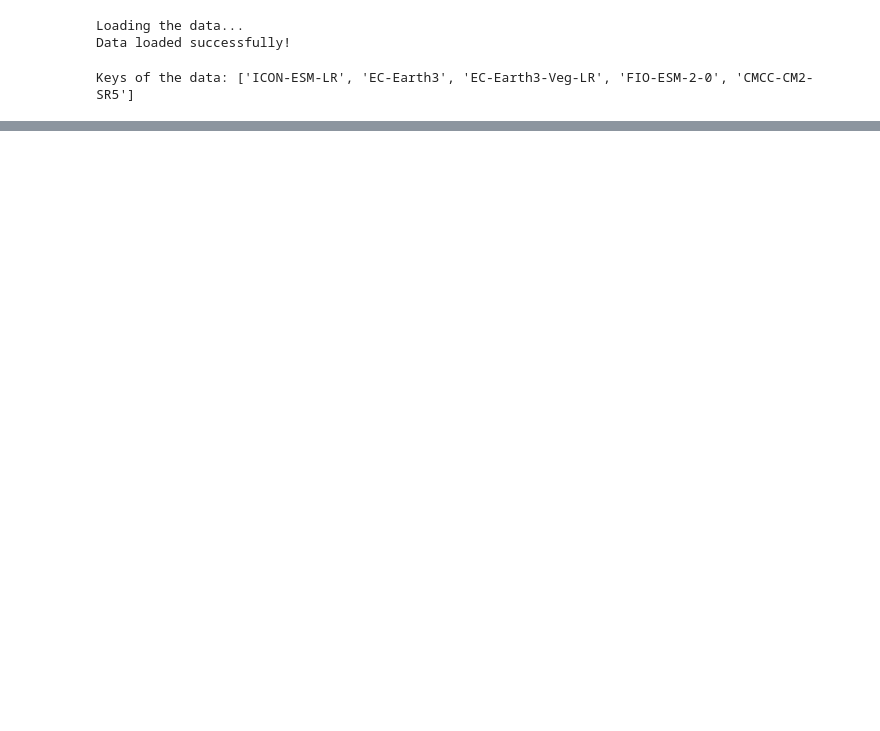
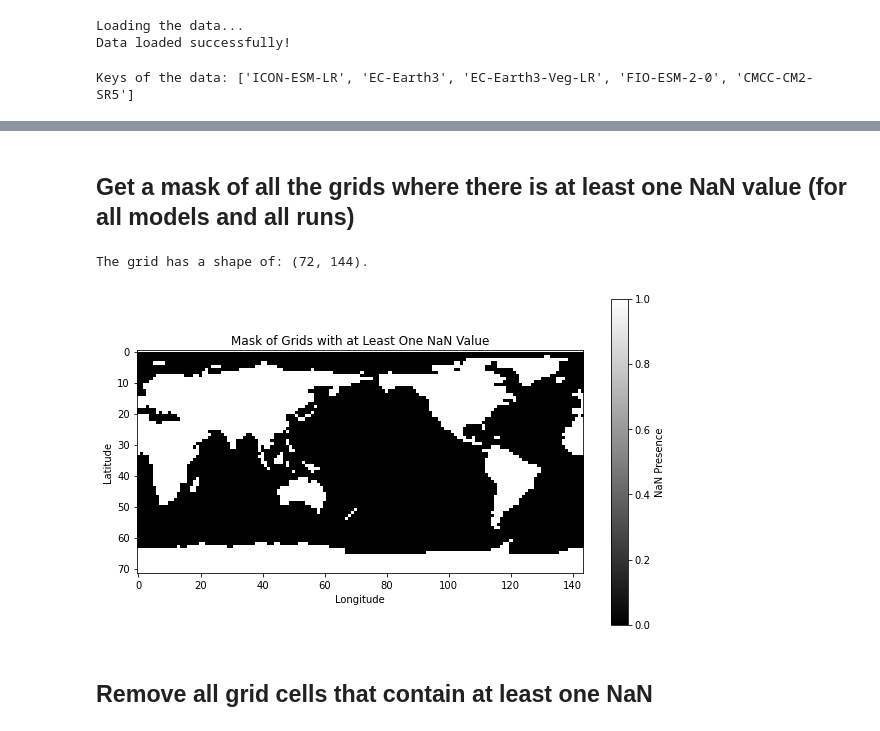
Before and after one commit to Victor2175/gm4cs-l, a Jupyter notebook: Data_exploration.ipynb, the cells around one changed output, grey strips where cells are left out. Drawn from its saved outputs; the diff is of its cells as text; code cells hidden in the pictures; blank space fills up the shorter version.

```diff
--- a/Data_exploration.ipynb
+++ b/Data_exploration.ipynb
@@ -199,0 +88,25 @@ interpolated_models_list = [{"model_name" : model, "interpolated_data" : fill_na
+# %% [markdown]
+## Get a mask of all the grids where there is at least one NaN value (for all models and all runs)
+# %%
+grid_shape = filtered_data[list(filtered_data.keys())[0]][list(filtered_data[list(filtered_data.keys())[0]].keys())[0]].shape[1:]
+nan_mask = np.zeros(grid_shape, dtype=bool)
+print(f"The grid has a shape of: {nan_mask.shape}.")
+# %% [output]
+The grid has a shape of: (72, 144).
+# %%
+for model in tqdm(filtered_data):
+    for run in filtered_data[model]:
+        nan_mask = nan_mask | np.any(np.isnan(filtered_data[model][run]), axis = 0)
+# %%
+# Plot the mask
+plt.figure(figsize=(10, 6))
+plt.imshow(nan_mask, cmap='gray')
+plt.colorbar(label='NaN Presence')
+plt.title('Mask of Grids with at Least One NaN Value')
+plt.xlabel('Longitude')
+plt.ylabel('Latitude')
+plt.show()
+# %% [output]
+[figure, added]
+# %% [markdown]
+## Remove all grid cells that contain at least one NaN
```
Also changed, not shown: parts of 27 cells of this notebook, 1 other file.
